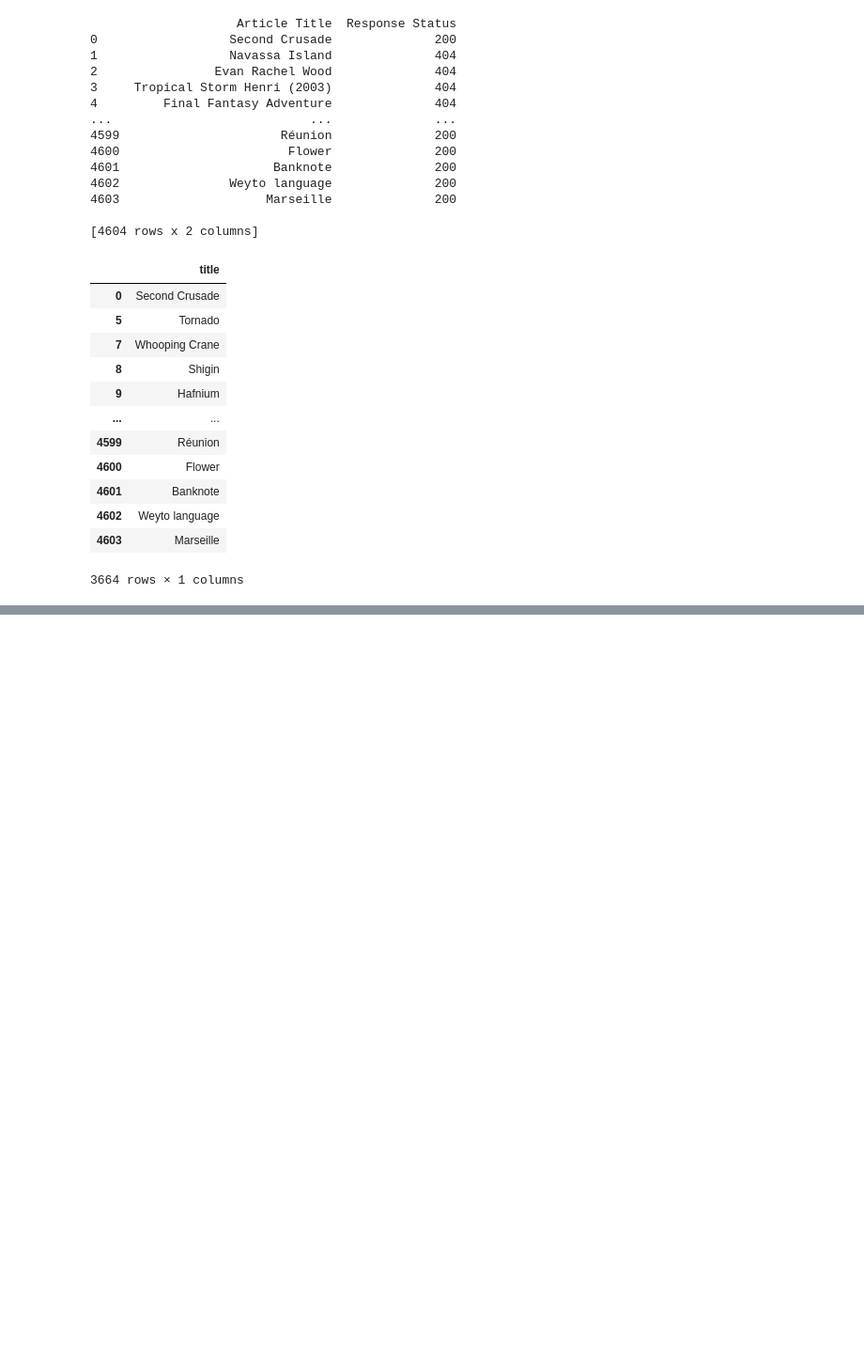
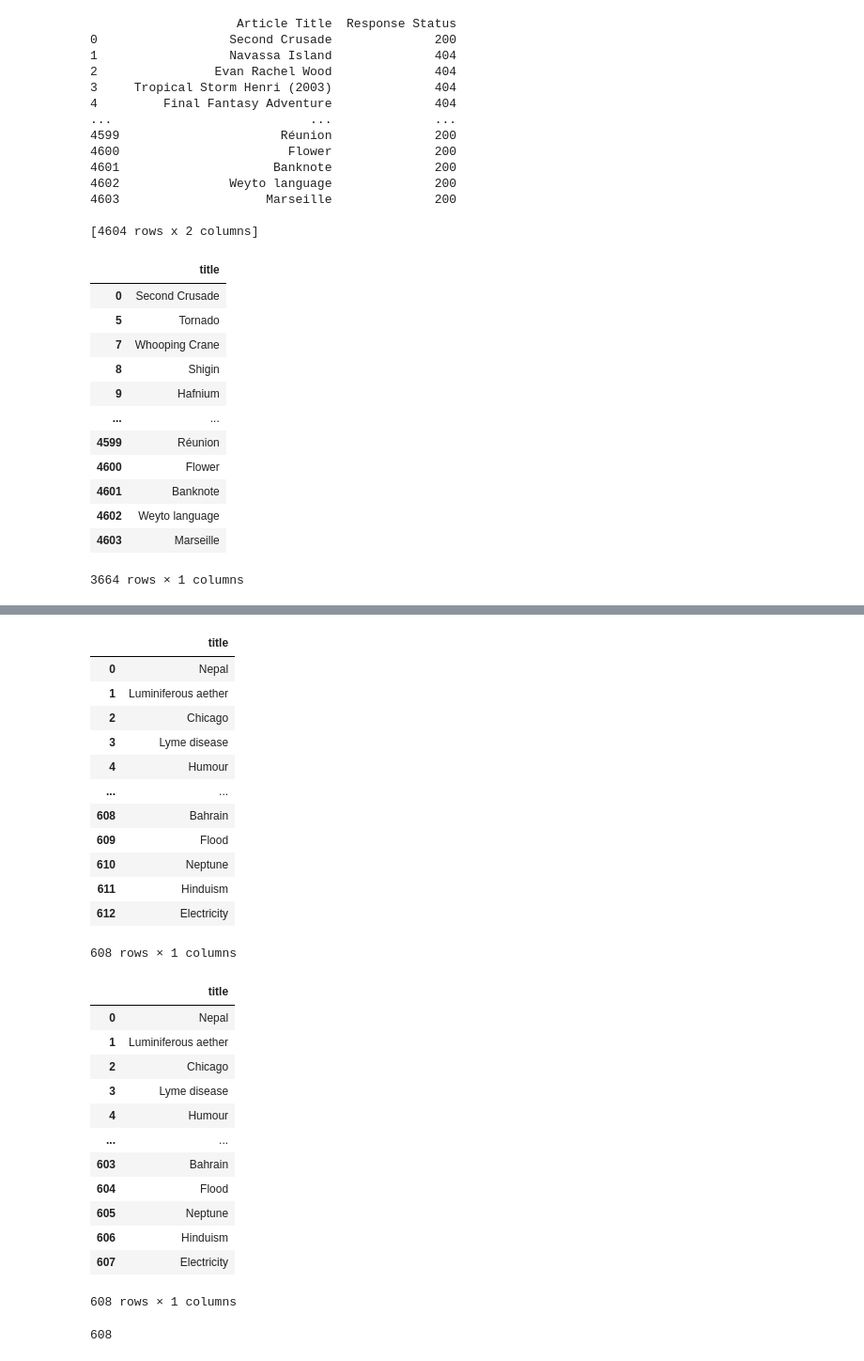
Before and after one commit to epfl-ada/ada-2023-project-miaoumiaou, a Jupyter notebook: data_from_the_web.ipynb, the cells around one changed output, grey strips where cells are left out. Shown at 94% size. Saved outputs shown, nothing was run; the diff lists cells and outputs as text; code cells hidden in the pictures; blank space fills up the shorter version.

```diff
--- a/data_from_the_web.ipynb
+++ b/data_from_the_web.ipynb
@@ -460,0 +584,40 @@ display(df_infogalactic_titles)
+# %%
+# Remove duplicates from both DataFrames
+df_infogalactic_titles = df_infogalactic_titles.drop_duplicates(subset='title')
+df_rationalwiki_articles = df_rationalwiki_articles.drop_duplicates(subset='title')
+
+# Now perform the merge
+common_titles_df = pd.merge(df_infogalactic_titles, df_rationalwiki_articles, on='title', how='inner')
+
+# Display the DataFrames and the length of the merged DataFrame
+display(df_rationalwiki_articles)
+display(common_titles_df)
+print(len(common_titles_df.title.unique()))
+# %% [output]
+|  | title |
+| 0 | Nepal |
+| 1 | Luminiferous aether |
+| 2 | Chicago |
+| 3 | Lyme disease |
+| 4 | Humour |
+| ... | ... |
+| 608 | Bahrain |
+| 609 | Flood |
+| 610 | Neptune |
+| 611 | Hinduism |
+| 612 | Electricity |
+608 rows × 1 columns
+|  | title |
+| 0 | Nepal |
+| 1 | Luminiferous aether |
+| 2 | Chicago |
+| 3 | Lyme disease |
+| 4 | Humour |
+| ... | ... |
+| 603 | Bahrain |
+| 604 | Flood |
+| 605 | Neptune |
+| 606 | Hinduism |
+| 607 | Electricity |
+608 rows × 1 columns
+608
```
Also changed, not shown: parts of 6 cells of this notebook, 2 other files.
